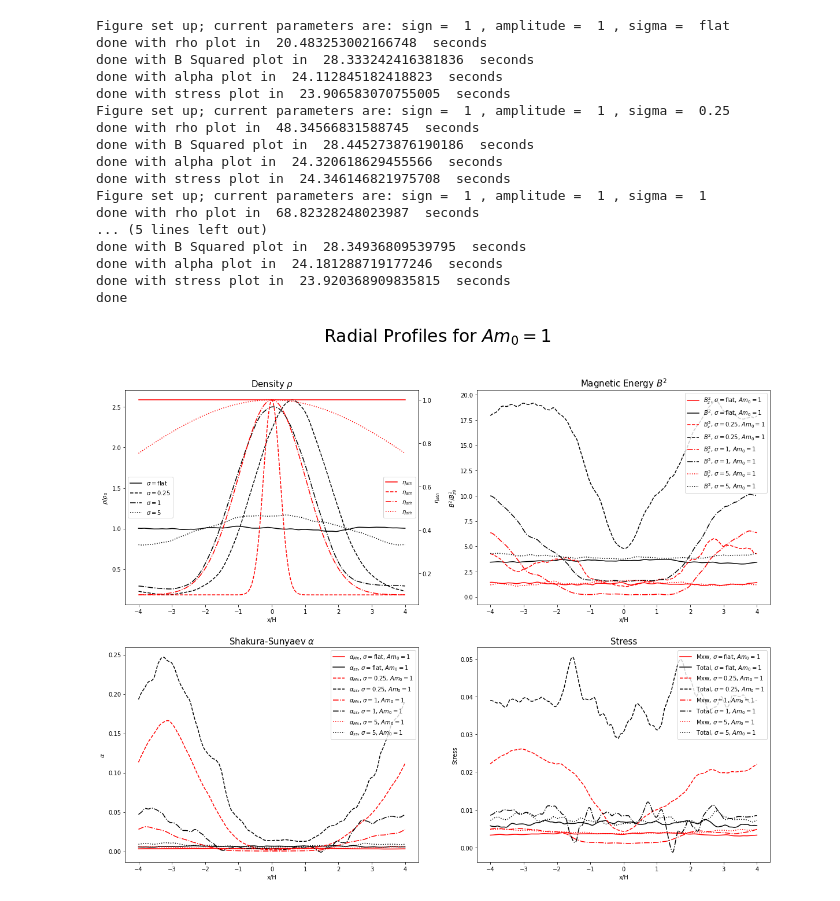
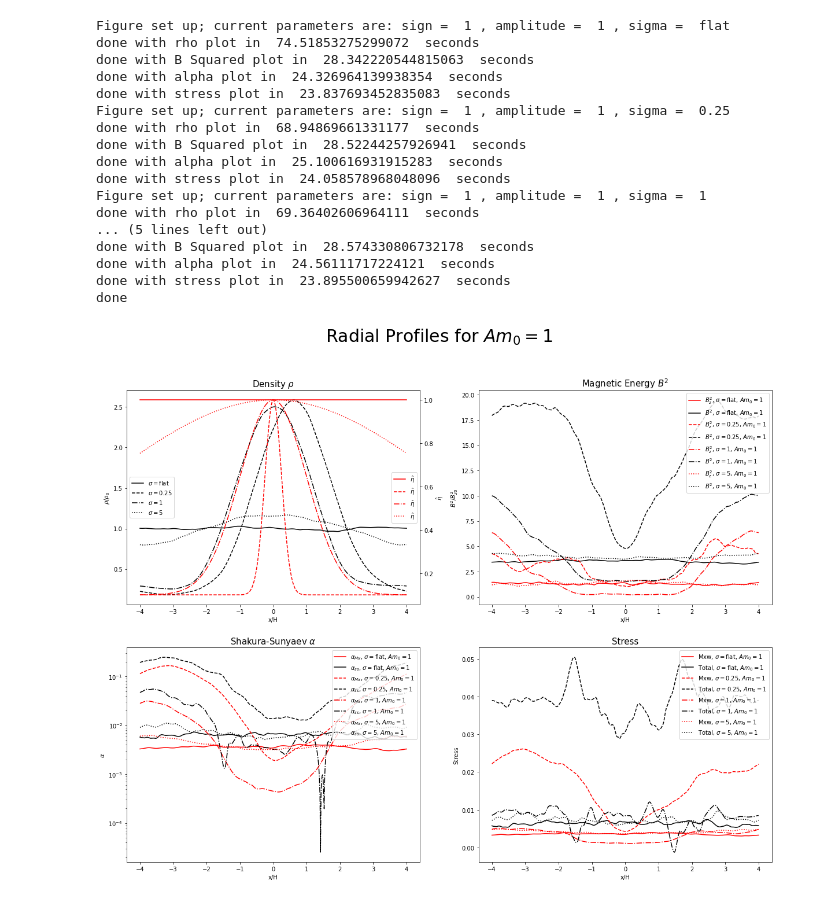
Before and after one commit to asmohov/ppd, a Jupyter notebook: summary_plots.ipynb, the cells around one changed output. Cells and saved outputs as stored; diff of their text form; code cells hidden in the pictures.

```diff
--- a/summary_plots.ipynb
+++ b/summary_plots.ipynb
@@ -38,7 +38,7 @@ def summary_plots(file_path_list,fig,ax):
     style_list = ['solid','dashed','dashdot','dotted']
     #setup axis overlay for eta profiles
     ax2 = ax[0,0].twinx()
-    ax2.set_ylabel('$\\eta_{ath}$')
+    ax2.set_ylabel('$\\hat{\\eta}$')
     for file_path in file_path_list:
         #plot the four requested plots for a given filepath, but keep the axes the same for all
         #read amplitude and sign and sigma
@@ -98,7 +98,7 @@ def summary_plots(file_path_list,fig,ax):
                 y_array = eta * (x_arr**0) #force to have same length as x arr
             else:
                 y_array = eta*(.9*np.exp(-(x_arr**2)/(2*(sig**2)))+.1)
-        ax2.plot(x_arr,y_array,'r',linestyle=style,label = '$\\eta_{ath}$' )
+        ax2.plot(x_arr,y_array,'r',linestyle=style,label = '$\\hat{\\eta}$' )
         ax2.legend(loc=7)
 
         #magnetic energy plot------------------------------------------------------------------------
@@ -120,8 +120,8 @@ def summary_plots(file_path_list,fig,ax):
         alpha_time = time.time()
         prof_avg_reyn,prof_avg_maxw,prof_avg_tot = cmp.avg_alpha_prof(file_path)
         #ax[1,0].plot(x_arr,prof_avg_reyn,'b',linestyle=style,label='$\\alpha_{Re}$, $\sigma=$'+str(sig)+', $Am_0=$'+str(amp))
-        ax[1,0].plot(x_arr,prof_avg_maxw,'r',linestyle=style,label='$\\alpha_{Mx}$, $\sigma=$'+str(sig)+', $Am_0=$'+str(amp))
-        ax[1,0].plot(x_arr,(prof_avg_tot),'k',linestyle=style,label='$\\alpha_{ss}$, $\sigma=$'+str(sig)+', $Am_0=$'+str(amp))
+        ax[1,0].semilogy(x_arr,np.absolute(prof_avg_maxw),'r',linestyle=style,label='$\\alpha_{Mx}$, $\sigma=$'+str(sig)+', $Am_0=$'+str(amp))
+        ax[1,0].semilogy(x_arr,np.absolute(prof_avg_tot),'k',linestyle=style,label='$\\alpha_{ss}$, $\sigma=$'+str(sig)+', $Am_0=$'+str(amp))
         ax[1,0].legend(loc=1)
         ax[1,0].set_xlabel('x/H')
         ax[1,0].set_ylabel('$\\alpha$')
@@ -133,46 +133,46 @@ def summary_plots(file_path_list,fig,ax):
         prof_avg_reyn,prof_avg_maxw,prof_avg_tot = cmp.avg_stress_prof(file_path)
         #ax[1,1].plot(x_arr,prof_avg_reyn,'b',linestyle=style,label='Re, $\sigma=$'+str(sig)+', $Am_0=$'+str(amp))
         ax[1,1].plot(x_arr,prof_avg_maxw,'r',linestyle=style,label='Mxw, $\sigma=$'+str(sig)+', $Am_0=$'+str(amp))
         ax[1,1].plot(x_arr,(prof_avg_tot),'k',linestyle=style,label='Total, $\sigma=$'+str(sig)+', $Am_0=$'+str(amp))
         ax[1,1].legend(loc=1)
         ax[1,1].set_xlabel('x/H')
         ax[1,1].set_ylabel('Stress')
         subtitle = 'Stress'
         ax[1,1].set_title(subtitle)
         print('done with stress plot in ',(time.time()-stress_time),' seconds')
     return ('done')
 
 
 
 file_path_list = [
     "./ad_prof/amp_1/sig_const",
     "./ad_prof/amp_1/sig_point25",
     "./ad_prof/amp_1/sig_1",
     "./ad_prof/amp_1/sig_5"
 ]
 
 print(summary_plots(file_path_list,fig1,axes))
 fig1.savefig('./thesis_images/amp_1_summary_plots.pdf')
 plt.show()
 # %% [output]
 Figure set up; current parameters are: sign =  1 , amplitude =  1 , sigma =  flat
-done with rho plot in  20.483253002166748  seconds
-done with B Squared plot in  28.333242416381836  seconds
-done with alpha plot in  24.112845182418823  seconds
-done with stress plot in  23.906583070755005  seconds
+done with rho plot in  74.51853275299072  seconds
+done with B Squared plot in  28.342220544815063  seconds
+done with alpha plot in  24.326964139938354  seconds
+done with stress plot in  23.837693452835083  seconds
 Figure set up; current parameters are: sign =  1 , amplitude =  1 , sigma =  0.25
-done with rho plot in  48.34566831588745  seconds
-done with B Squared plot in  28.445273876190186  seconds
-done with alpha plot in  24.320618629455566  seconds
-done with stress plot in  24.346146821975708  seconds
+done with rho plot in  68.94869661331177  seconds
+done with B Squared plot in  28.52244257926941  seconds
+done with alpha plot in  25.100616931915283  seconds
+done with stress plot in  24.058578968048096  seconds
 Figure set up; current parameters are: sign =  1 , amplitude =  1 , sigma =  1
-done with rho plot in  68.82328248023987  seconds
+done with rho plot in  69.36402606964111  seconds
 ... (5 lines left out)
-done with B Squared plot in  28.34936809539795  seconds
-done with alpha plot in  24.181288719177246  seconds
-done with stress plot in  23.920368909835815  seconds
+done with B Squared plot in  28.574330806732178  seconds
+done with alpha plot in  24.56111717224121  seconds
+done with stress plot in  23.895500659942627  seconds
 done
-[figure, old version]
+[figure, new version]
 # %%
 #same but for Am_0 = .5
 import time
```
Also changed, not shown: parts of 5 cells of this notebook, 31 other files.
